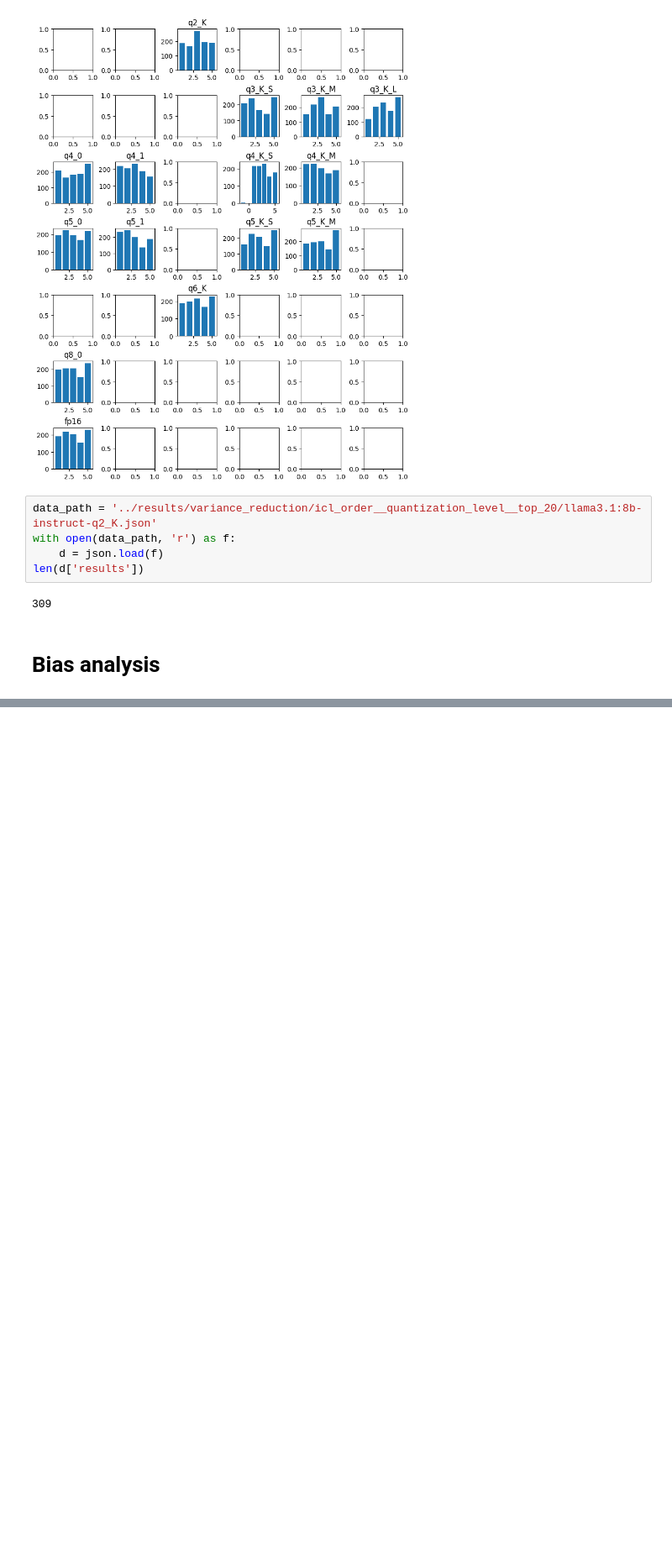
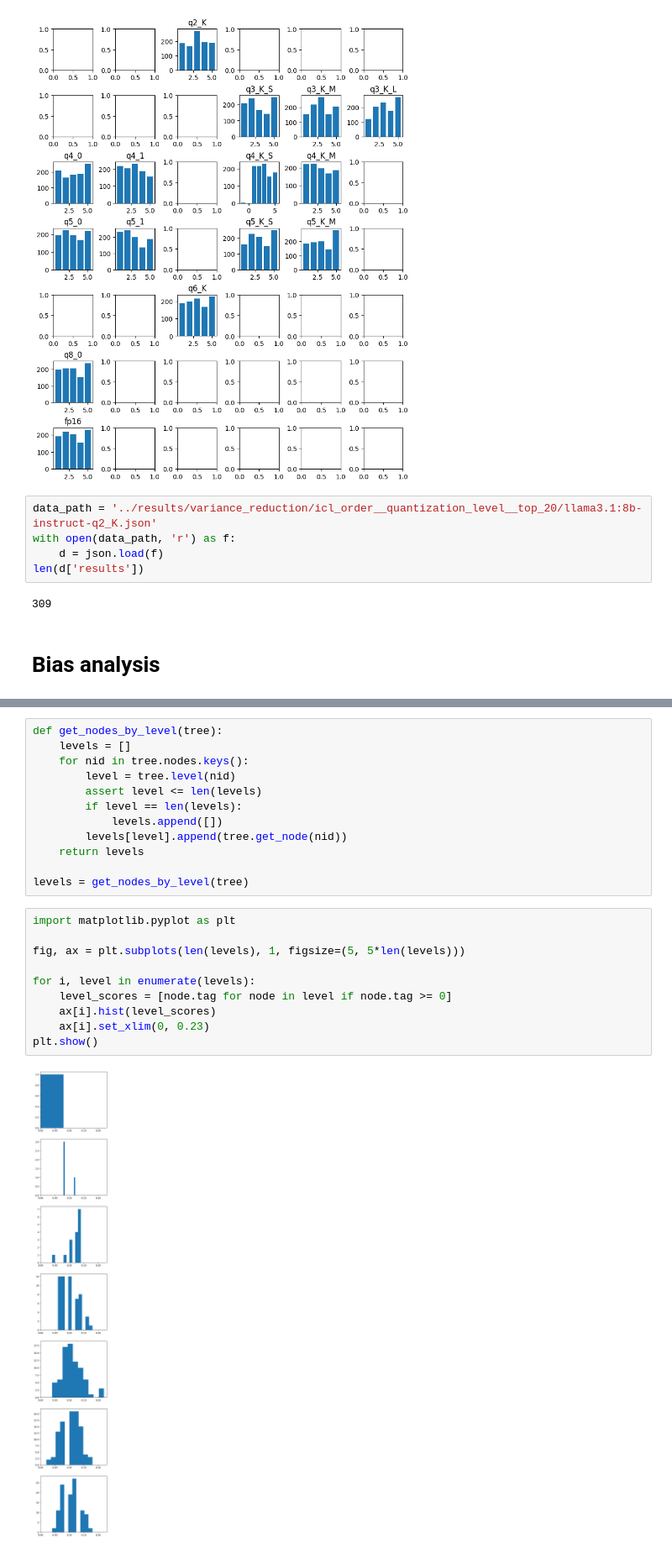
Before and after one commit to GoComputing/LLM-Bias-Research, a Jupyter notebook: notebooks/initialBias_analysis.ipynb, the cells around one changed output, grey strips where cells are left out. Shown at 84% size. Cells and saved outputs as stored; diff of their text form; blank space fills up the shorter version.

```diff
--- a/notebooks/initialBias_analysis.ipynb
+++ b/notebooks/initialBias_analysis.ipynb
@@ -206,0 +258,24 @@ accuracy
+# %%
+def get_nodes_by_level(tree):
+    levels = []
+    for nid in tree.nodes.keys():
+        level = tree.level(nid)
+        assert level <= len(levels)
+        if level == len(levels):
+            levels.append([])
+        levels[level].append(tree.get_node(nid))
+    return levels
+
+levels = get_nodes_by_level(tree)
+# %%
+import matplotlib.pyplot as plt
+
+fig, ax = plt.subplots(len(levels), 1, figsize=(5, 5*len(levels)))
+
+for i, level in enumerate(levels):
+    level_scores = [node.tag for node in level if node.tag >= 0]
+    ax[i].hist(level_scores)
+    ax[i].set_xlim(0, 0.23)
+plt.show()
+# %% [output]
+[figure, added]
```
Also changed, not shown: parts of 3 cells of this notebook, 4 other files.
